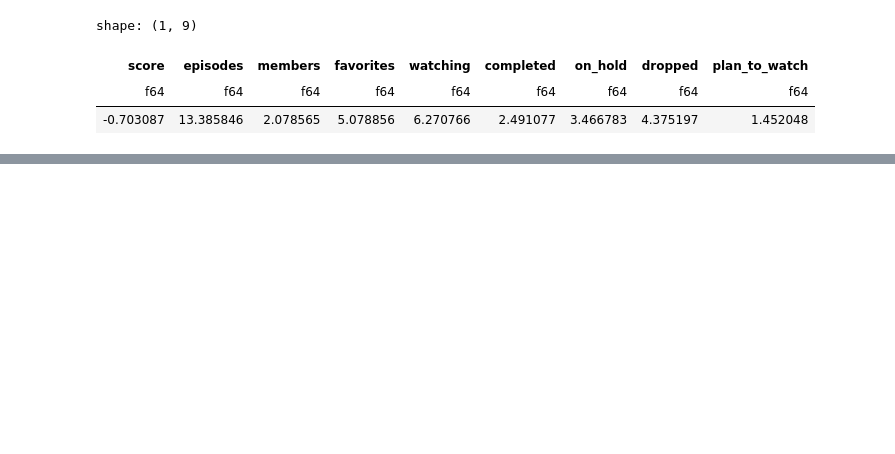
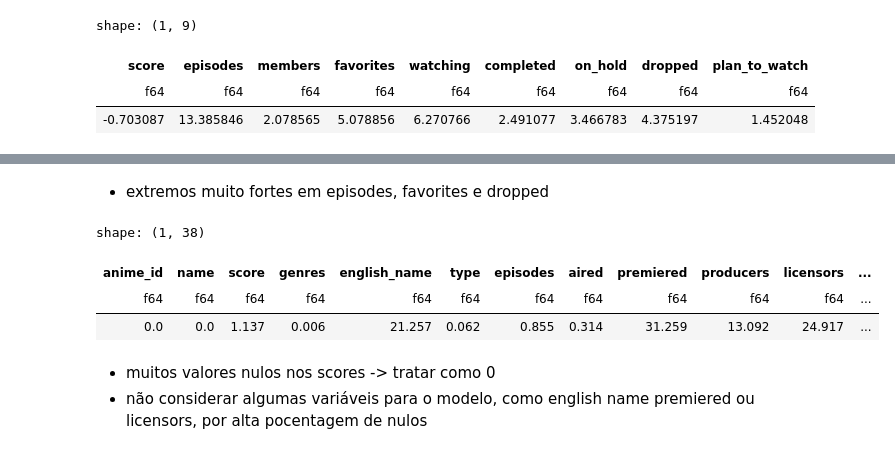
Before and after one commit to Nubily44/CD_EP, a Jupyter notebook: analise_exploratoria.ipynb, the cells around one changed output, grey strips where cells are left out. Cells and saved outputs as stored; diff of their text form; code cells hidden in the pictures; blank space fills up the shorter version.

Commit message:
null values

```diff
--- a/analise_exploratoria.ipynb
+++ b/analise_exploratoria.ipynb
@@ -290,0 +293,12 @@ shape: (1, 9)
+# %% [markdown]
+- extremos muito fortes em episodes, favorites e dropped
+# %%
+(df.null_count() / len(df) * 100)
+# %% [output]
+shape: (1, 38)
+| anime_id | name | score | genres | english_name | type | episodes | aired | premiered | producers | licensors | ... |
+| f64 | f64 | f64 | f64 | f64 | f64 | f64 | f64 | f64 | f64 | f64 | ... |
+| 0.0 | 0.0 | 1.137 | 0.006 | 21.257 | 0.062 | 0.855 | 0.314 | 31.259 | 13.092 | 24.917 | ... |
+# %% [markdown]
+- muitos valores nulos nos scores -> tratar como 0
+- não considerar algumas variáveis para o modelo, como english name premiered ou licensors, por alta pocentagem de nulos
```
Also changed, not shown: parts of 3 cells of this notebook.
